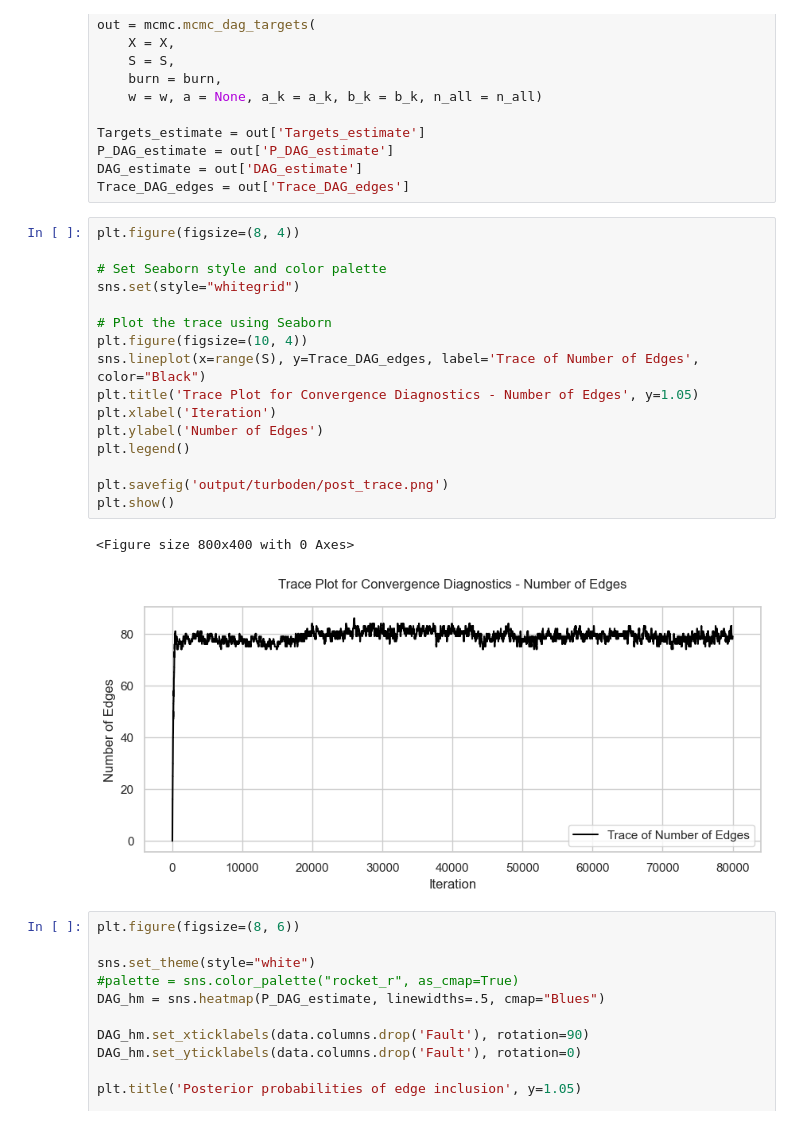
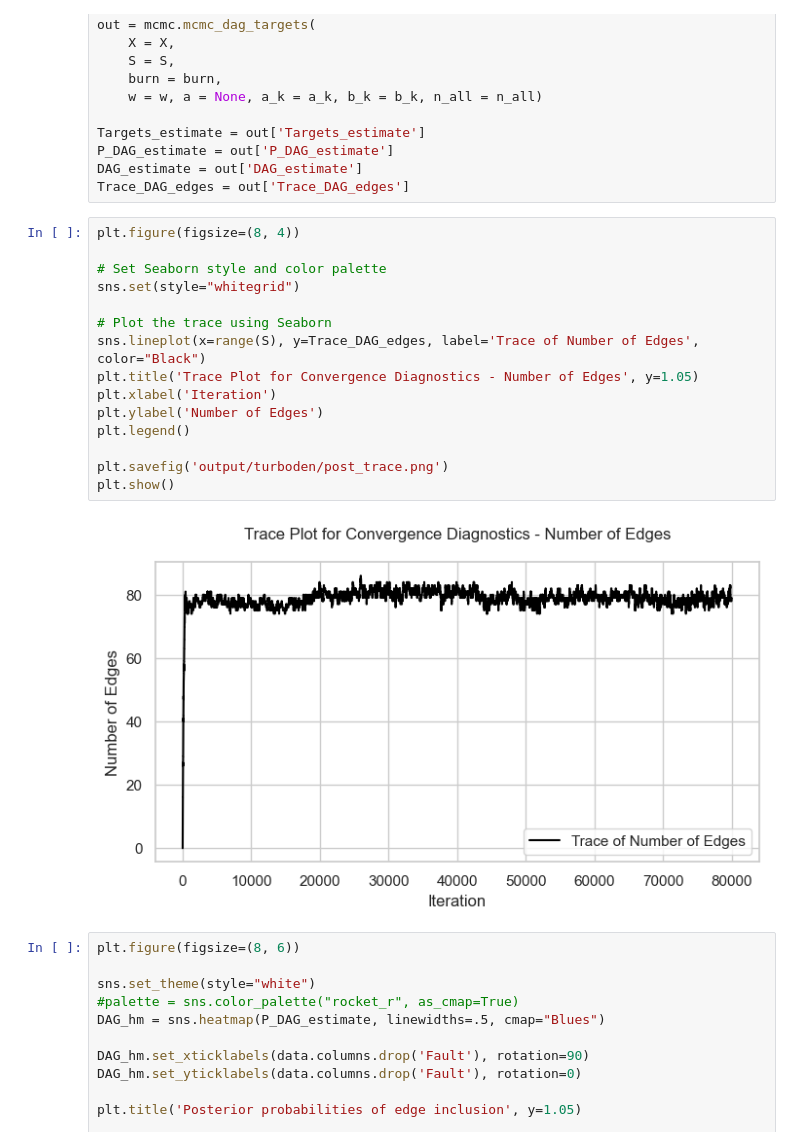
Before and after one commit to fabrizio-n/Bayesian_graphical_modelling_for_fault_diagnosis_in_industrial_plant_operations, a Jupyter notebook: python_mcmcdagtargets/turboden_study.ipynb, the cells around one changed output. Drawn from its saved outputs; the diff is of its cells as text.

```diff
--- a/python_mcmcdagtargets/turboden_study.ipynb
+++ b/python_mcmcdagtargets/turboden_study.ipynb
@@ -63,22 +63,20 @@ Trace_DAG_edges = out['Trace_DAG_edges']
 # %%
 plt.figure(figsize=(8, 4))
 
 # Set Seaborn style and color palette
 sns.set(style="whitegrid")
 
 # Plot the trace using Seaborn
-plt.figure(figsize=(10, 4))
 sns.lineplot(x=range(S), y=Trace_DAG_edges, label='Trace of Number of Edges', color="Black")
 plt.title('Trace Plot for Convergence Diagnostics - Number of Edges', y=1.05)
 plt.xlabel('Iteration')
 plt.ylabel('Number of Edges')
 plt.legend()
 
 plt.savefig('output/turboden/post_trace.png')
 plt.show()
 # %% [output]
-<Figure size 800x400 with 0 Axes>
-[figure, old version]
+[figure, new version]
 # %%
 plt.figure(figsize=(8, 6))
 
```
Also changed, not shown: parts of 1 cell of this notebook, 4 other files.
